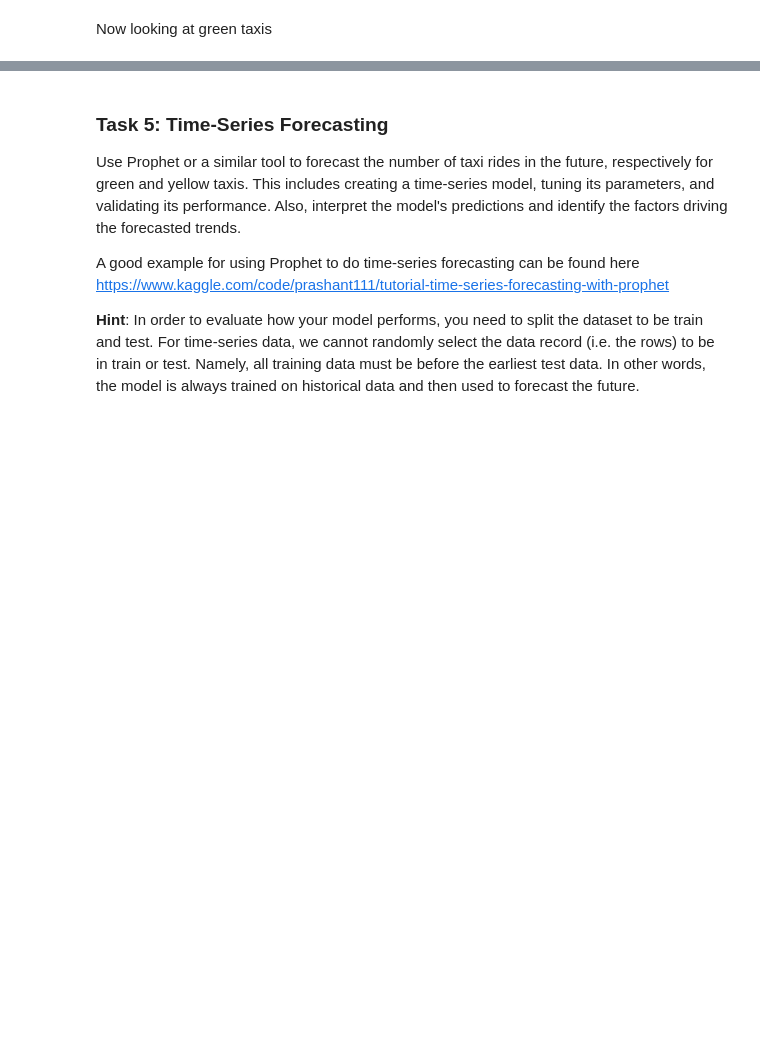
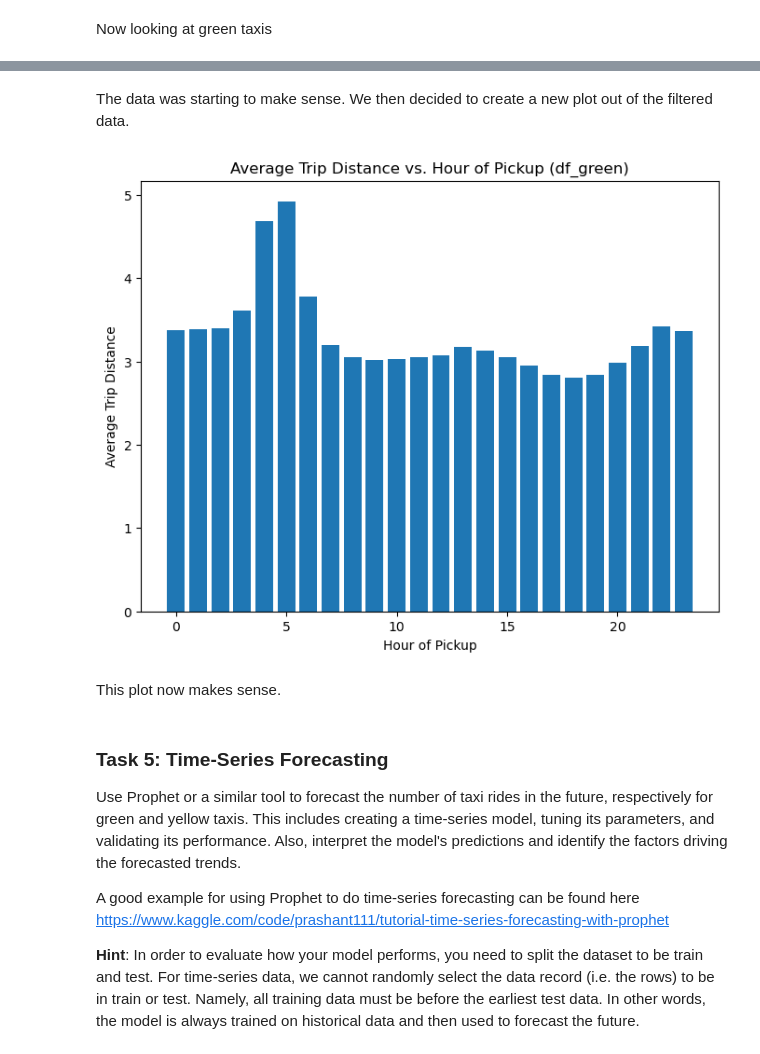
Before and after one commit to ngiorda4/NYC-Taxi-Analysis-and-Forecasting, a Jupyter notebook: 4_HStemporal_spatial_data_analysis copy.ipynb, the cells around one changed output, grey strips where cells are left out. Saved outputs shown, nothing was run; the diff lists cells and outputs as text; code cells hidden in the pictures; blank space fills up the shorter version.

```diff
--- a/4_HStemporal_spatial_data_analysis copy.ipynb
+++ b/4_HStemporal_spatial_data_analysis copy.ipynb
@@ -364,3 +472,52 @@ plt.show()
+# %% [markdown]
+The data was starting to make sense. We then decided to create a new plot out of the filtered data.
+# %%
+import pandas as pd
+import matplotlib.pyplot as plt
+
+df_green_filtered = df_green[
+    (df_green.trip_distance <= 50)
+    &
+   (df_green.fare_amount > 0)
+]
+
+# Analyze temporal patterns for df_yellow
+# Extract relevant datetime information
+df_green['lpep_pickup_datetime'] = pd.to_datetime(df_green['lpep_pickup_datetime'])
+df_green['hour'] = df_green['lpep_pickup_datetime'].dt.hour
+df_green['day_of_week'] = df_green['lpep_pickup_datetime'].dt.dayofweek
+df_green['month'] = df_green['lpep_pickup_datetime'].dt.month
+
+
+# Number of rides by time of day
+rides_by_hour_green = df_green_filtered.groupby('hour').size()
+
+# Number of rides by day of the week
+rides_by_day_green = df_green_filtered.groupby('day_of_week').size()
+
+# Number of rides by month
+rides_by_month_green = df_green_filtered.groupby('month').size()
+
+avg_dis_by_hour = df_green_filtered.groupby('hour')['trip_distance'].mean()
+
+
+
+# Analyze relationship with other variables (e.g., trip distance and fare)
+# Scatter plot: Trip distance vs. Hour of pickup
+plt.figure(figsize=(8, 6))
+plt.bar(avg_dis_by_hour.index, avg_dis_by_hour.values)
+plt.xlabel('Hour of Pickup')
+plt.ylabel('Average Trip Distance')
+plt.title('Average Trip Distance vs. Hour of Pickup (df_green)')
+
+
+# Show the plots
+plt.subplots_adjust(hspace=0.5, wspace=1.3)
+plt.show()
+# %% [output]
+[figure, added]
+# %% [markdown]
+This plot now makes sense.
 # %% [markdown]
 ### Task 5: Time-Series Forecasting
 Use Prophet or a similar tool to forecast the number of taxi rides in the future, respectively for green and yellow taxis. This includes creating a time-series model, tuning its parameters, and validating its performance. Also, interpret the model's predictions and identify the factors driving the forecasted trends.
```
Also changed, not shown: parts of 21 cells of this notebook, 1 other file.
